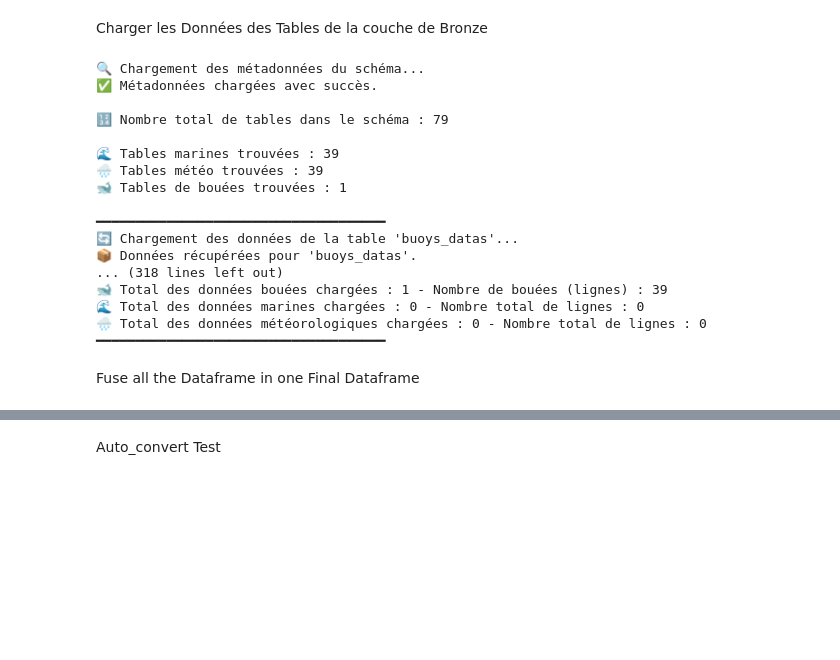
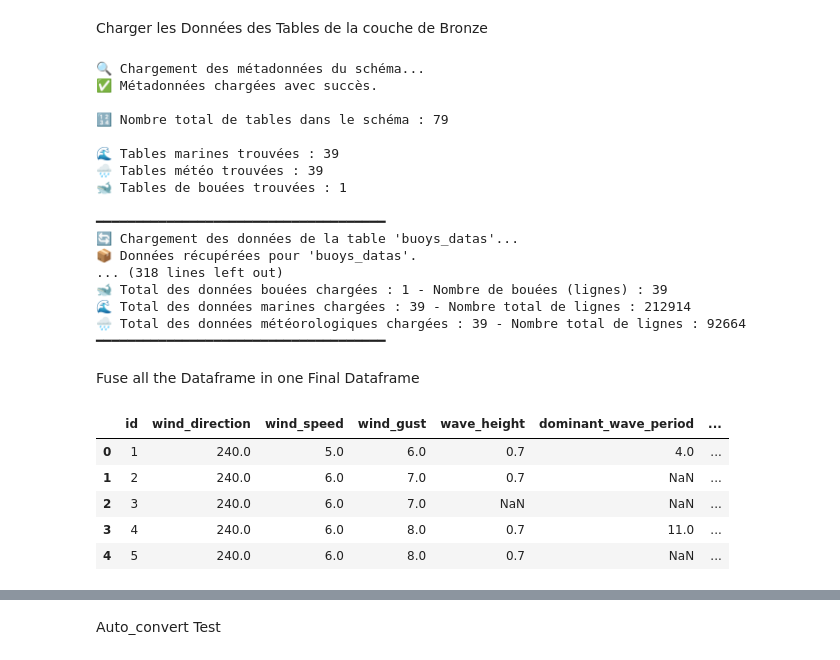
Before and after one commit to flosrv/Mes-Projets, a Jupyter notebook: Oceanography-Project-WIP/silver_step.ipynb, the cells around one changed output, grey strips where cells are left out. Saved outputs shown, nothing was run; the diff lists cells and outputs as text; code cells hidden in the pictures; blank space fills up the shorter version.

```diff
--- a/Oceanography-Project-WIP/silver_step.ipynb
+++ b/Oceanography-Project-WIP/silver_step.ipynb
@@ -29,6 +29,7 @@ Charger les Données des Tables de la couche de Bronze
 # %%
 # Charger les métadonnées du schéma existant
 metadata = MetaData(schema=schema_bronze)
+
 print("\n🔍 Chargement des métadonnées du schéma...")
 metadata.reflect(bind=conn)
 print("✅ Métadonnées chargées avec succès.\n")
@@ -63,10 +64,9 @@ total_buoys_rows = 0  # Changer ici pour compter le nombre de lignes (bouées)
 if buoys_data_table:
     print("━━━━━━━━━━━━━━━━━━━━━━━━━━━━━━━━━━━━━")
     print("🔄 Chargement des données de la table 'buoys_datas'...")
-    buoy_data_table_name = next(iter(buoys_data_table))
 
     try:
-        buoys_datas_raw = fetch_table_data(schema=schema_bronze, conn=conn, table_name=buoy_data_table_name, as_df=True)
+        buoys_datas_raw = fetch_table_data(schema=schema_bronze, conn=conn, table_name=next(iter(buoys_data_table)), as_df=True)
 
         if buoys_datas_raw is not None:
             print("📦 Données récupérées pour 'buoys_datas'.")
@@ -128,6 +128,14 @@ for table_set, label, icon, counter, total_rows in [
         except Exception as e:
             print(f"❌ Erreur lors du chargement des données {label} pour {table_name} : {e}\n")
 
+    # Mise à jour des compteurs après le chargement des données pour chaque catégorie
+    if label == "Marine":
+        marine_data_count = counter
+        total_marine_rows = total_rows
+    elif label == "Meteo":
+        meteo_data_count = counter
+        total_meteo_rows = total_rows
+
 # Finalement, afficher un récapitulatif global
 print("━━━━━━━━━━━━━━━━━━━━━━━━━━━━━━━━━━━━━")
 print(f"🏆 Chargement des données terminé avec succès !")
@@ -150,8 +158,8 @@ print("━━━━━━━━━━━━━━━━━━━━━━━━
 📦 Données récupérées pour 'buoys_datas'.
 ... (318 lines left out)
 🐋 Total des données bouées chargées : 1 - Nombre de bouées (lignes) : 39
-🌊 Total des données marines chargées : 0 - Nombre total de lignes : 0
-🌧️ Total des données météorologiques chargées : 0 - Nombre total de lignes : 0
+🌊 Total des données marines chargées : 39 - Nombre total de lignes : 212914
+🌧️ Total des données météorologiques chargées : 39 - Nombre total de lignes : 92664
 ━━━━━━━━━━━━━━━━━━━━━━━━━━━━━━━━━━━━━
 # %% [markdown]
 Fuse all the Dataframe in one Final Dataframe
@@ -157,0 +169,9 @@ Fuse all the Dataframe in one Final Dataframe
+# %%
+marine_test.head()
+# %% [output]
+|  | id | wind_direction | wind_speed | wind_gust | wave_height | dominant_wave_period | ... |
+| 0 | 1 | 240.0 | 5.0 | 6.0 | 0.7 | 4.0 | ... |
+| 1 | 2 | 240.0 | 6.0 | 7.0 | 0.7 | NaN | ... |
+| 2 | 3 | 240.0 | 6.0 | 7.0 | NaN | NaN | ... |
+| 3 | 4 | 240.0 | 6.0 | 8.0 | 0.7 | 11.0 | ... |
+| 4 | 5 | 240.0 | 6.0 | 8.0 | 0.7 | NaN | ... |
```
Also changed, not shown: parts of 17 cells of this notebook, 3 other files.
